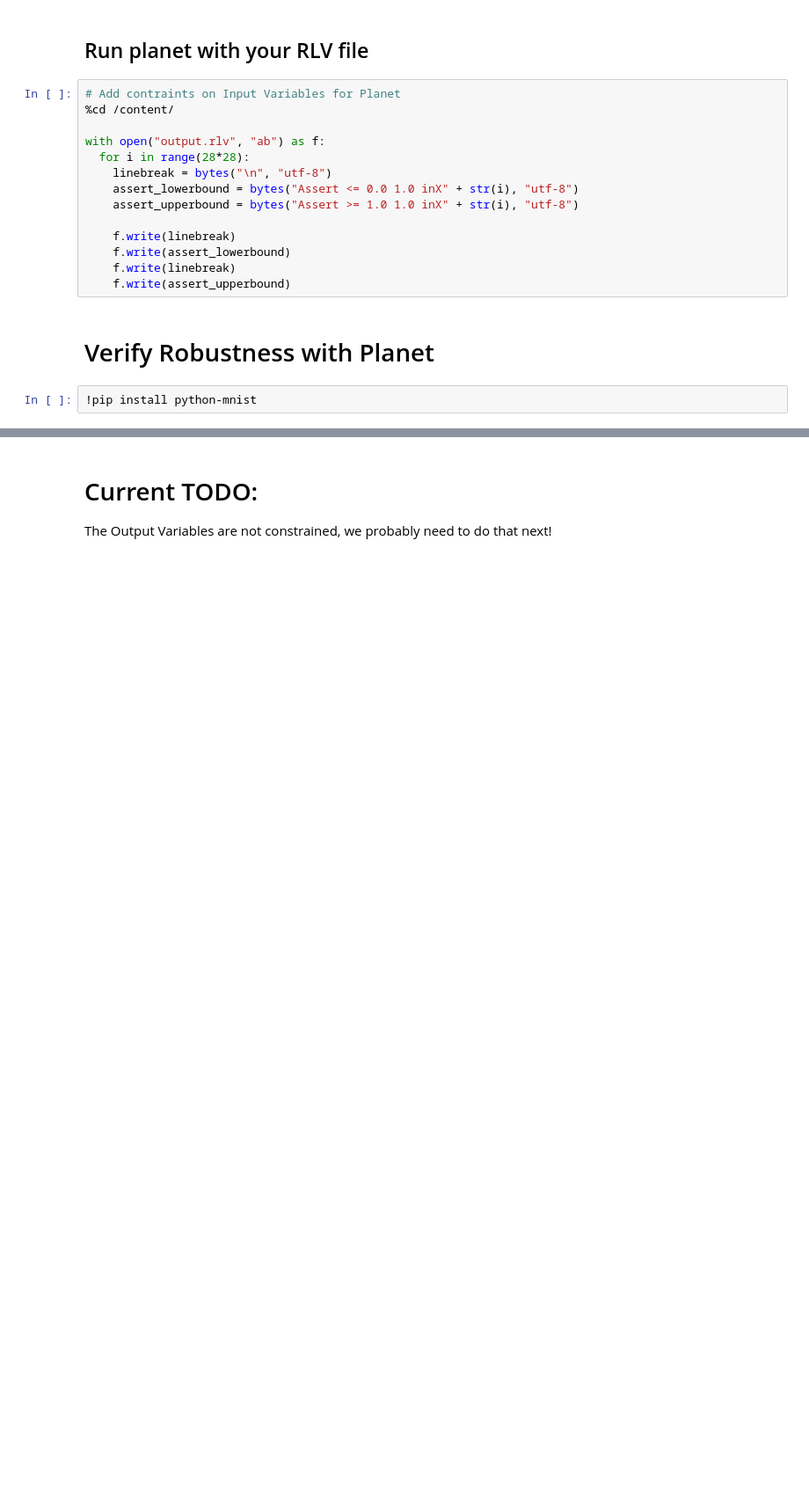
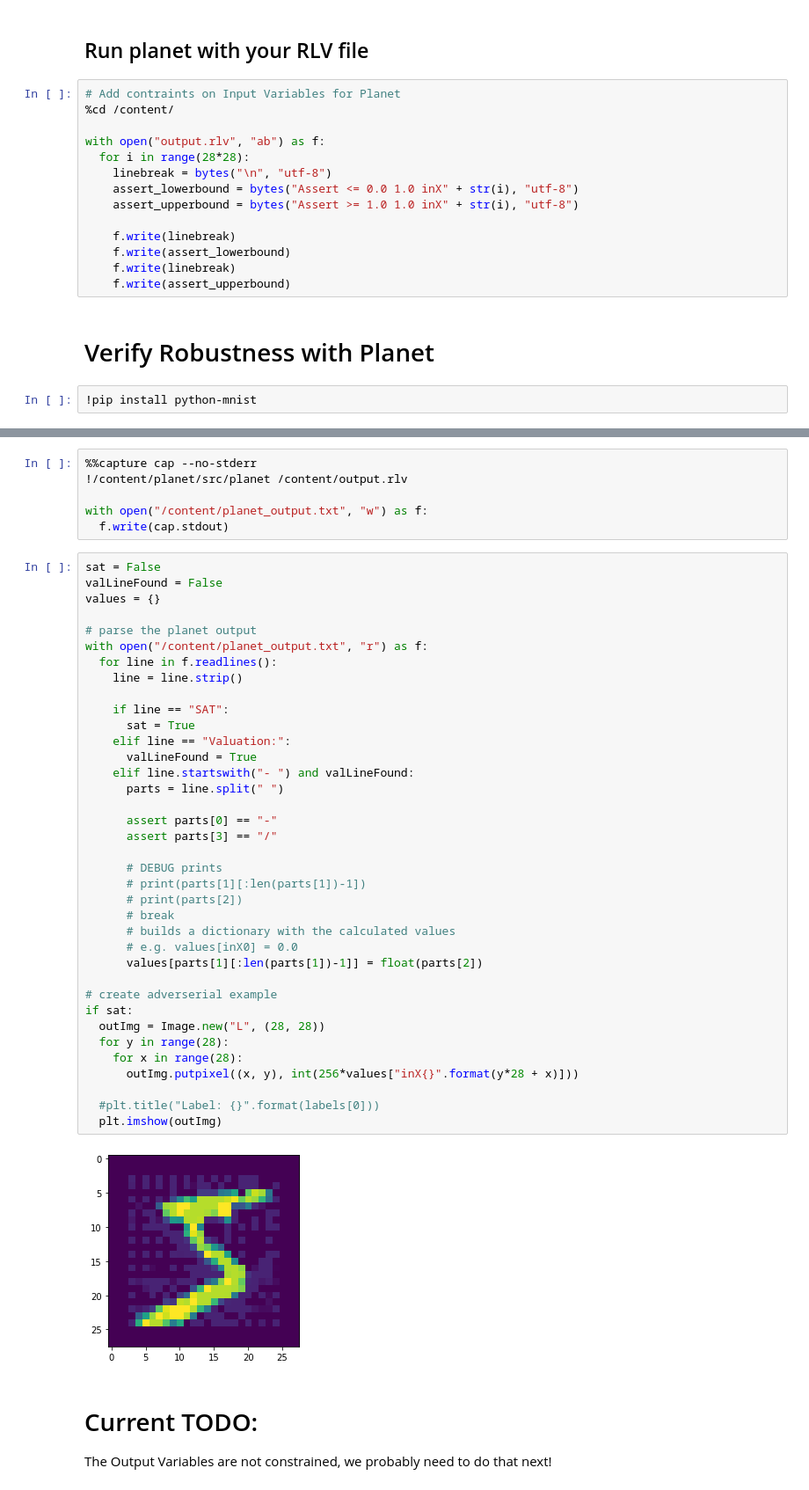
Before and after one commit to DDiekmann/Applied-Verification-Lab-Neural-Networks, a Jupyter notebook: Tutorials/Planet.ipynb, the cells around one changed output, grey strips where cells are left out. Shown at 88% size. Drawn from its saved outputs; the diff is of its cells as text; blank space fills up the shorter version.

Commit message:
added good stuff (adverserial example)

```diff
--- a/Tutorials/Planet.ipynb
+++ b/Tutorials/Planet.ipynb
@@ -943,3 +988,48 @@ for h in range(img.shape[0]):
+# %%
+%%capture cap --no-stderr
+!/content/planet/src/planet /content/output.rlv
+
+with open("/content/planet_output.txt", "w") as f:
+  f.write(cap.stdout)
+# %%
+sat = False
+valLineFound = False
+values = {}
+
+# parse the planet output
+with open("/content/planet_output.txt", "r") as f:
+  for line in f.readlines():
+    line = line.strip()
+
+    if line == "SAT":
+      sat = True
+    elif line == "Valuation:":
+      valLineFound = True
+    elif line.startswith("- ") and valLineFound:
+      parts = line.split(" ")
+
+      assert parts[0] == "-"
+      assert parts[3] == "/"
+
+      # DEBUG prints
+      # print(parts[1][:len(parts[1])-1])
+      # print(parts[2])
+      # break
+      # builds a dictionary with the calculated values
+      # e.g. values[inX0] = 0.0
+      values[parts[1][:len(parts[1])-1]] = float(parts[2])
+
+# create adverserial example
+if sat:
+  outImg = Image.new("L", (28, 28))
+  for y in range(28):
+    for x in range(28):
+      outImg.putpixel((x, y), int(256*values["inX{}".format(y*28 + x)]))
+
+  #plt.title("Label: {}".format(labels[0]))
+  plt.imshow(outImg)
+# %% [output]
+[figure, added]
 # %% [markdown]
 # Current TODO:
 The Output Variables are not constrained, we probably need to do that next!
```
Also changed, not shown: parts of 7 cells of this notebook.
